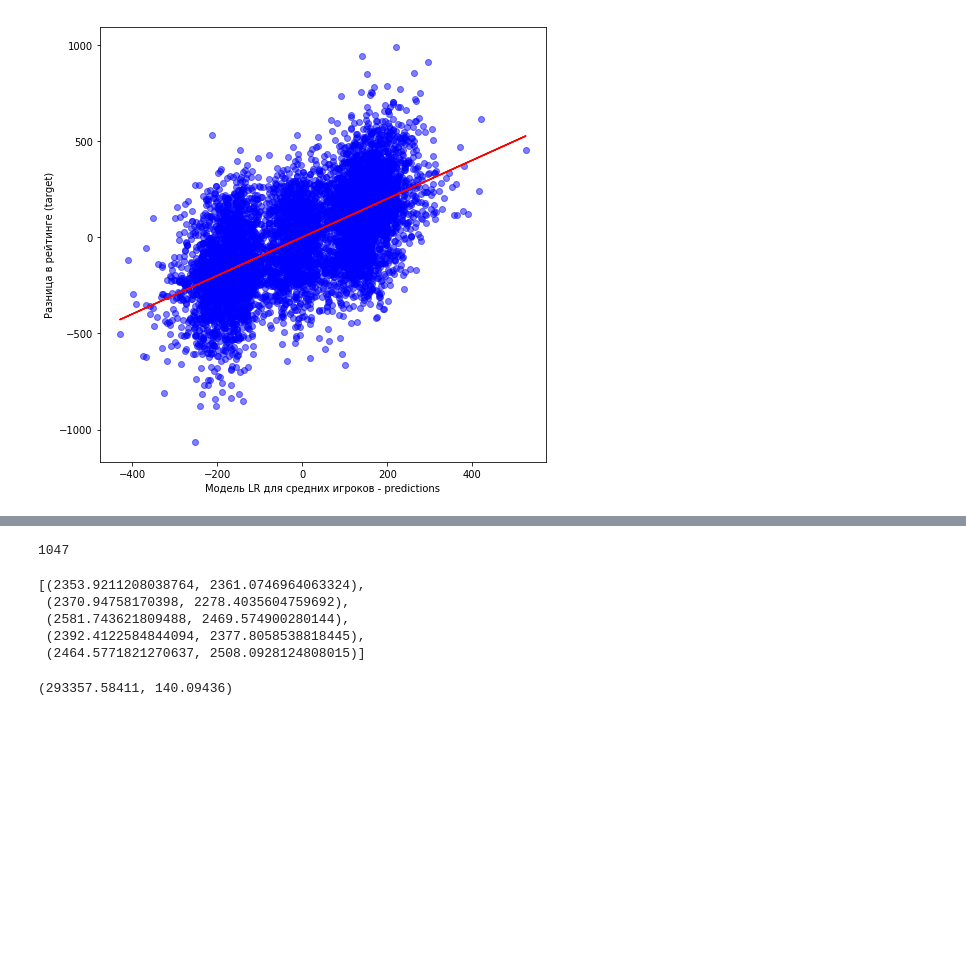
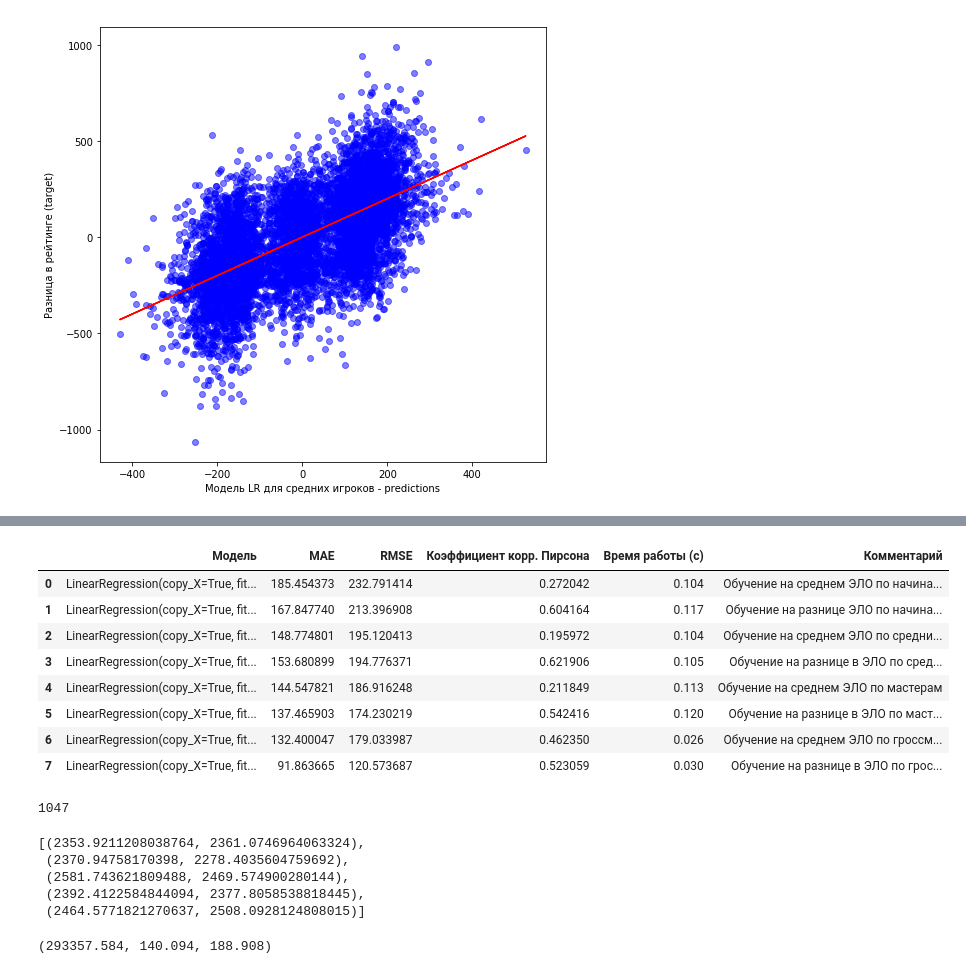
Before and after one commit to polinarod/PredictingRaitings, a Jupyter notebook: modeling_by_groups.ipynb, the cells around one changed output, grey strips where cells are left out. Cells and saved outputs as stored; diff of their text form; code cells hidden in the pictures; blank space fills up the shorter version.

Commit message:
predict in groups

```diff
--- a/modeling_by_groups.ipynb
+++ b/modeling_by_groups.ipynb
@@ -321,3 +374,10 @@ print("Correlation coefficient = {:.3f}".format(corr_coef5[0]))
 MAE = 153.681
 RMSE = 194.776
 Correlation coefficient = 0.622
+# %%
+output = output.append(pd.Series([str(lr_diff_avg), mae5,rmse5,
+                                  corr_coef5[0],full_time5,'Обучение на разнице в  ЭЛО по средним игрокам'],
+                                 index=output.columns ),
+                      ignore_index=True)
+
+output
@@ -422,3 +503,10 @@ print("Correlation coefficient = {:.3f}".format(corr_coef6[0]))
 MAE = 144.548
 RMSE = 186.916
 Correlation coefficient = 0.212
+# %%
+output = output.append(pd.Series([str(lr_mean_master), mae6,rmse6,
+                                  corr_coef6[0],full_time6,'Обучение на среднем ЭЛО по мастерам'],
+                                 index=output.columns ),
+                      ignore_index=True)
+output.to_excel(r'C:\Users\Asus\PredictingRatings\models\class_results.xlsx',index=False)
+output
@@ -454,3 +549,12 @@ print("Correlation coefficient = {:.3f}".format(corr_coef7[0]))
 MAE = 137.466
 RMSE = 174.230
 Correlation coefficient = 0.542
+# %%
+output = output.append(pd.Series([str(lr_diff_master), mae7,rmse7,
+                                  corr_coef7[0],full_time7,'Обучение на разнице в  ЭЛО по мастерам'],
+                                 index=output.columns ),
+                      ignore_index=True)
+
+output.to_excel(r'C:\Users\Asus\PredictingRatings\models\class_results.xlsx',index=False)
+
+output
@@ -541,3 +669,12 @@ print("Correlation coefficient = {:.3f}".format(corr_coef8[0]))
 MAE = 132.400
 RMSE = 179.034
 Correlation coefficient = 0.462
+# %%
+output = output.append(pd.Series([str(lr_mean_grandmaster), mae8,rmse8,
+                                  corr_coef8[0],full_time8,'Обучение на среднем ЭЛО по гроссмейстерам'],
+                                 index=output.columns ),
+                      ignore_index=True)
+
+output.to_excel(r'C:\Users\Asus\PredictingRatings\models\class_results.xlsx',index=False)
+
+output
@@ -574,5 +720,24 @@ MAE = 132.400
 RMSE = 120.574
 Correlation coefficient = 0.523
+# %%
+output = output.append(pd.Series([str(lr_diff_grandmaster), mae9,rmse9,
+                                  corr_coef9[0],full_time9,'Обучение на разнице в  ЭЛО по гроссмейстерам'],
+                                 index=output.columns ),
+                      ignore_index=True)
+
+output.to_excel(r'C:\Users\Asus\PredictingRatings\models\class_results.xlsx',index=False)
+
+output
+# %% [output]
+|  | Модель | MAE | RMSE | Коэффициент корр. Пирсона | Время работы (c) | Комментарий |
+| 0 | LinearRegression(copy_X=True, fit... | 185.454373 | 232.791414 | 0.272042 | 0.104 | Обучение на среднем ЭЛО по начина... |
+| 1 | LinearRegression(copy_X=True, fit... | 167.847740 | 213.396908 | 0.604164 | 0.117 | Обучение на разнице ЭЛО по начина... |
+| 2 | LinearRegression(copy_X=True, fit... | 148.774801 | 195.120413 | 0.195972 | 0.104 | Обучение на среднем ЭЛО по средни... |
+| 3 | LinearRegression(copy_X=True, fit... | 153.680899 | 194.776371 | 0.621906 | 0.105 | Обучение на разнице в ЭЛО по сред... |
+| 4 | LinearRegression(copy_X=True, fit... | 144.547821 | 186.916248 | 0.211849 | 0.113 | Обучение на среднем ЭЛО по мастерам |
+| 5 | LinearRegression(copy_X=True, fit... | 137.465903 | 174.230219 | 0.542416 | 0.120 | Обучение на разнице в ЭЛО по маст... |
+| 6 | LinearRegression(copy_X=True, fit... | 132.400047 | 179.033987 | 0.462350 | 0.026 | Обучение на среднем ЭЛО по гроссм... |
+| 7 | LinearRegression(copy_X=True, fit... | 91.863665 | 120.573687 | 0.523059 | 0.030 | Обучение на разнице в ЭЛО по грос... |
 # %%
 white_elos_grandmaster = lr_mean_pred_grandmaster + lr_diff_pred_grandmaster/2
 black_elos_grandmaster = lr_mean_pred_grandmaster-lr_diff_pred_grandmaster/2
@@ -587,6 +752,6 @@ pred_elos4[:5]
  (2392.4122584844094, 2377.8058538818445),
  (2464.5771821270637, 2508.0928124808015)]
 # %%
-find_abs_error(pred_elos4,elos_grandmaster),find_mean_error(pred_elos4,elos_grandmaster)
+find_abs_error(pred_elos4,elos_grandmaster),find_mean_error(pred_elos4,elos_grandmaster),find_root_mean_squared_error(pred_elos4,elos_grandmaster)
 # %% [output]
-(293357.58411, 140.09436)
+(293357.584, 140.094, 188.908)
```
Also changed, not shown: parts of 38 cells of this notebook, 10 other files.
